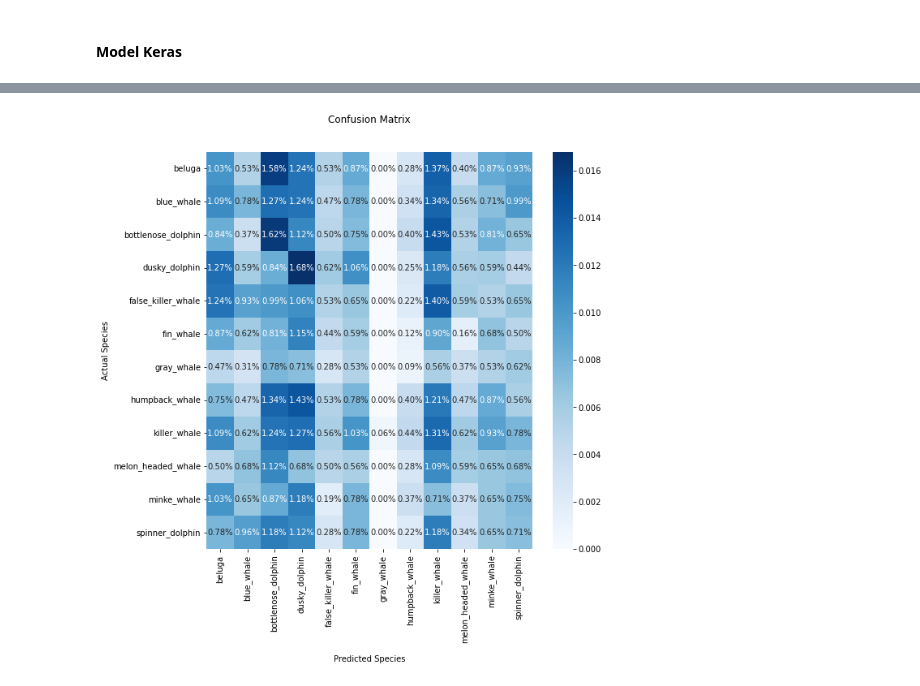
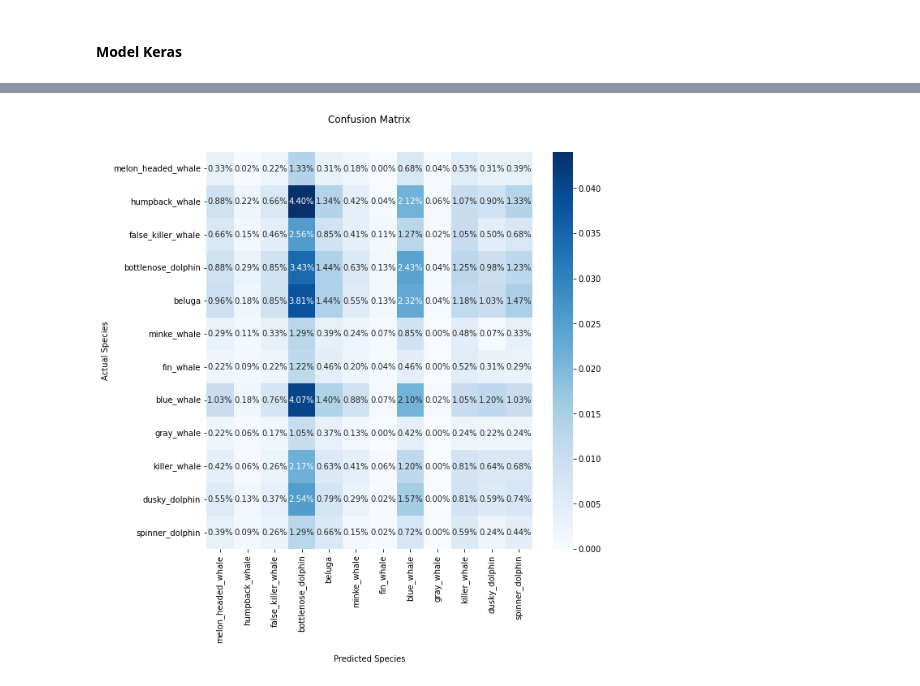
Before and after one commit to oliverweissl/MachineLearning-Project, a Jupyter notebook: input_pipeline.ipynb, the cells around one changed output, grey strips where cells are left out. Drawn from its saved outputs; the diff is of its cells as text; code cells hidden in the pictures.

Commit message:
updated for class weights

```diff
--- a/input_pipeline.ipynb
+++ b/input_pipeline.ipynb
@@ -233,20 +234,0 @@ test_ds = dataset.skip(train_size).skip(val_test_size)
-# %%
-label_dss = []
-val_ds,test_ds = None,None
-
-for label in labels.columns:
-    query = train_df.query(f"{label} == 1").sample(frac = 1)
-
-    img_paths = list(map(RES.__add__,query['image']))
-
-    tr_size = int(len(query)*TRAIN_SPLIT)
-    vt_size = int(len(query)*VAL_TEST_SPLIT)-1
-
-    label_ds = tf.data.Dataset.from_tensor_slices((img_paths, query[labels.columns])).shuffle(BATCH_SIZE).map(process_tuple,num_parallel_calls=tf.data.AUTOTUNE, deterministic=False)
-    val_ds = label_ds.skip(tr_size).take(vt_size) if not val_ds else val_ds.concatenate(label_ds.skip(tr_size).take(vt_size))
-    test_ds = label_ds.skip(tr_size).skip(vt_size) if not test_ds else test_ds.concatenate(label_ds.skip(tr_size).skip(vt_size))
-
-    label_dss.append(label_ds.take(tr_size))
-
-
-train_ds = tf.data.Dataset.sample_from_datasets(label_dss, weights=[1/len(label_dss)]*len(label_dss))
@@ -302,5 +321,10 @@ Syncing run grateful-hill-296 to Weights & Biases (docs).
 # %% [markdown]
 #### Model Keras
+# %%
+from sklearn.utils.class_weight import compute_class_weight
+
+class_weights = compute_class_weight(class_weight = 'balanced', classes = labels.unique(), y=labels)
+class_weights = dict(enumerate(class_weights))
 # %%
 #import model generators
 import stefan_cnn_v3
@@ -346,9 +370,10 @@ Non-trainable params: 704
 __________________________________________________________________________________________________
 # %%
 history = current_model.fit(train_batched,
-                   epochs = EPOCHS,
-                   validation_data = val_batched,
-                   callbacks=[WandbCallback(input_type="image",  labels=list(labels.columns)),
+                    class_weight = class_weights,
+                    epochs = EPOCHS,
+                    validation_data = val_batched,
+                    callbacks=[WandbCallback(input_type="image",  labels=names),
                               TensorBoard(log_dir=wandb.run.dir),
                               #WandbClassificationCallback(log_confusion_matrix=True, validation_data=val_batched, labels=list(range(AMT_CLASSES))),
                               earlystopping
@@ -362,32 +384,33 @@ Epoch 1/300
 # %%
 pr = current_model.predict(test_batched)
 # %%
-y_test = labels[int(image_count*TRAIN_SPLIT)+int(image_count*VAL_TEST_SPLIT):]
+y_test = np.array(labels)[train_size+val_test_size:]
 y_pred = pr.argmax(axis=1)
-y_act = y_test.values.argmax(axis=1)
+#y_act = y_test.values.argmax(axis=1)
+y_act = y_test
 # %%
 from sklearn.metrics import confusion_matrix
 import seaborn as sns
 import matplotlib.pyplot as plt
 
-sp_list = list(map(lambda x: x.split("species__")[-1],labels))
+#sp_list = list(map(lambda x: x.split("species__")[-1],labels))
 
 cm=confusion_matrix(y_act,y_pred)
 
 plt.figure(figsize=(9, 9))
 ax = sns.heatmap(cm/np.sum(cm), annot=True,fmt='.2%', cmap='Blues')
 
 ax.set_title('Confusion Matrix\n\n')
 ax.set_xlabel('\nPredicted Species')
 ax.set_ylabel('Actual Species')
 
-ax.xaxis.set_ticklabels(sp_list,rotation = 90)
-ax.yaxis.set_ticklabels(sp_list, rotation = 360)
+ax.xaxis.set_ticklabels(names,rotation = 90)
+ax.yaxis.set_ticklabels(names, rotation = 360)
 
 
 plt.show()
 # %% [output]
-[figure, old version]
+[figure, new version]
 # %%
 cval = current_model.evaluate(test_batched, verbose = 0)
 
```
Also changed, not shown: parts of 20 cells of this notebook, 1 other file.
